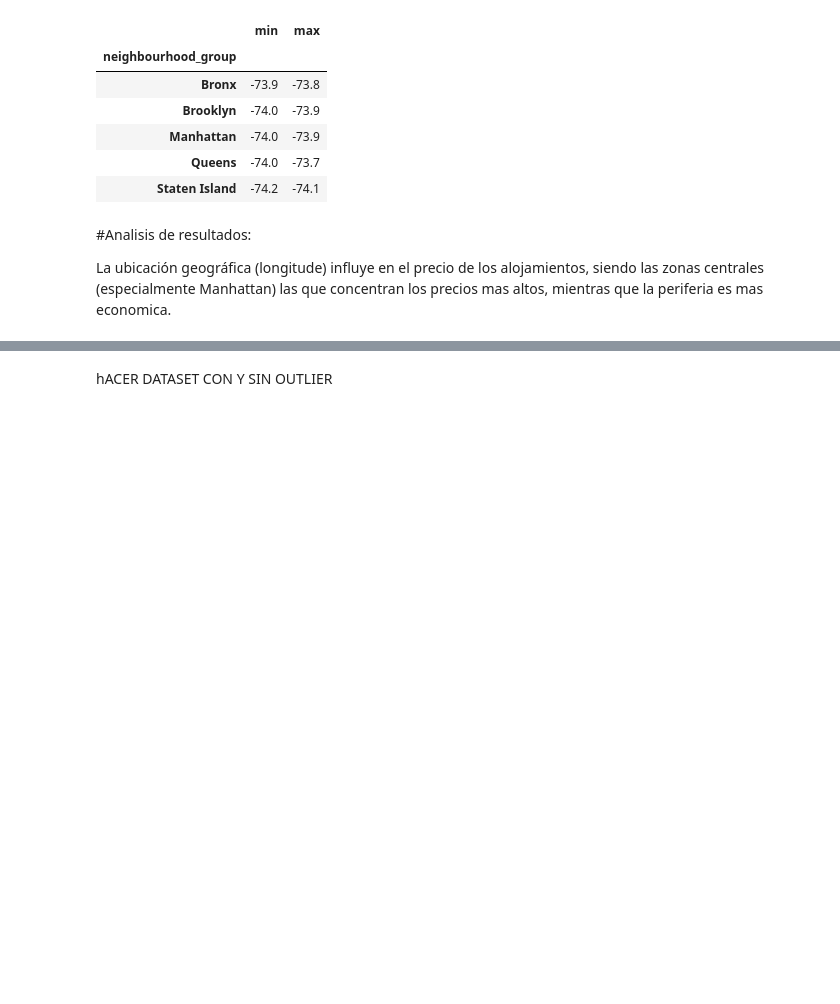
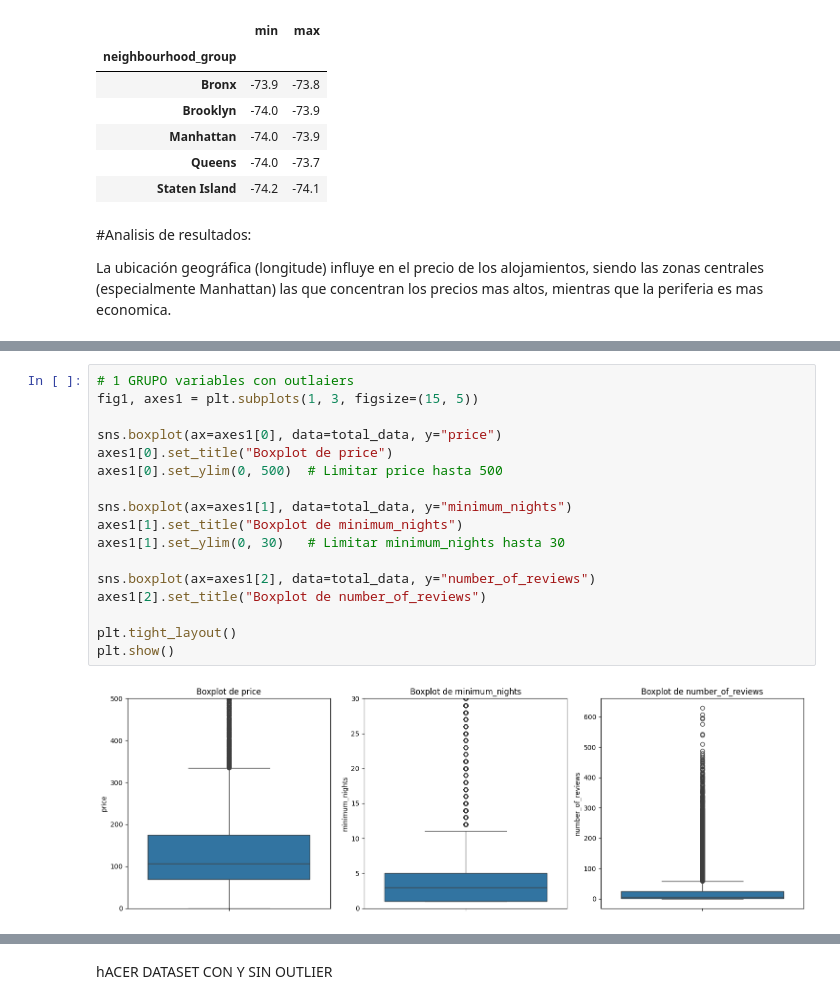
Before and after one commit to 4GeeksAcademy/ingenieropg80.machine-learning-phyton, a Jupyter notebook: src/explore.ipynb, the cells around one changed output, grey strips where cells are left out. Saved outputs shown, nothing was run; the diff lists cells and outputs as text; blank space fills up the shorter version.

```diff
--- a/src/explore.ipynb
+++ b/src/explore.ipynb
@@ -333,0 +347,19 @@ El número de listings por host no afecta mucho a las otras variables.
+# %%
+# 1 GRUPO variables con outlaiers
+fig1, axes1 = plt.subplots(1, 3, figsize=(15, 5))
+
+sns.boxplot(ax=axes1[0], data=total_data, y="price")
+axes1[0].set_title("Boxplot de price")
+axes1[0].set_ylim(0, 500)  # Limitar price hasta 500
+
+sns.boxplot(ax=axes1[1], data=total_data, y="minimum_nights")
+axes1[1].set_title("Boxplot de minimum_nights")
+axes1[1].set_ylim(0, 30)   # Limitar minimum_nights hasta 30
+
+sns.boxplot(ax=axes1[2], data=total_data, y="number_of_reviews")
+axes1[2].set_title("Boxplot de number_of_reviews")
+
+plt.tight_layout()
+plt.show()
+# %% [output]
+[figure, added]
```
Also changed, not shown: parts of 12 cells of this notebook.
